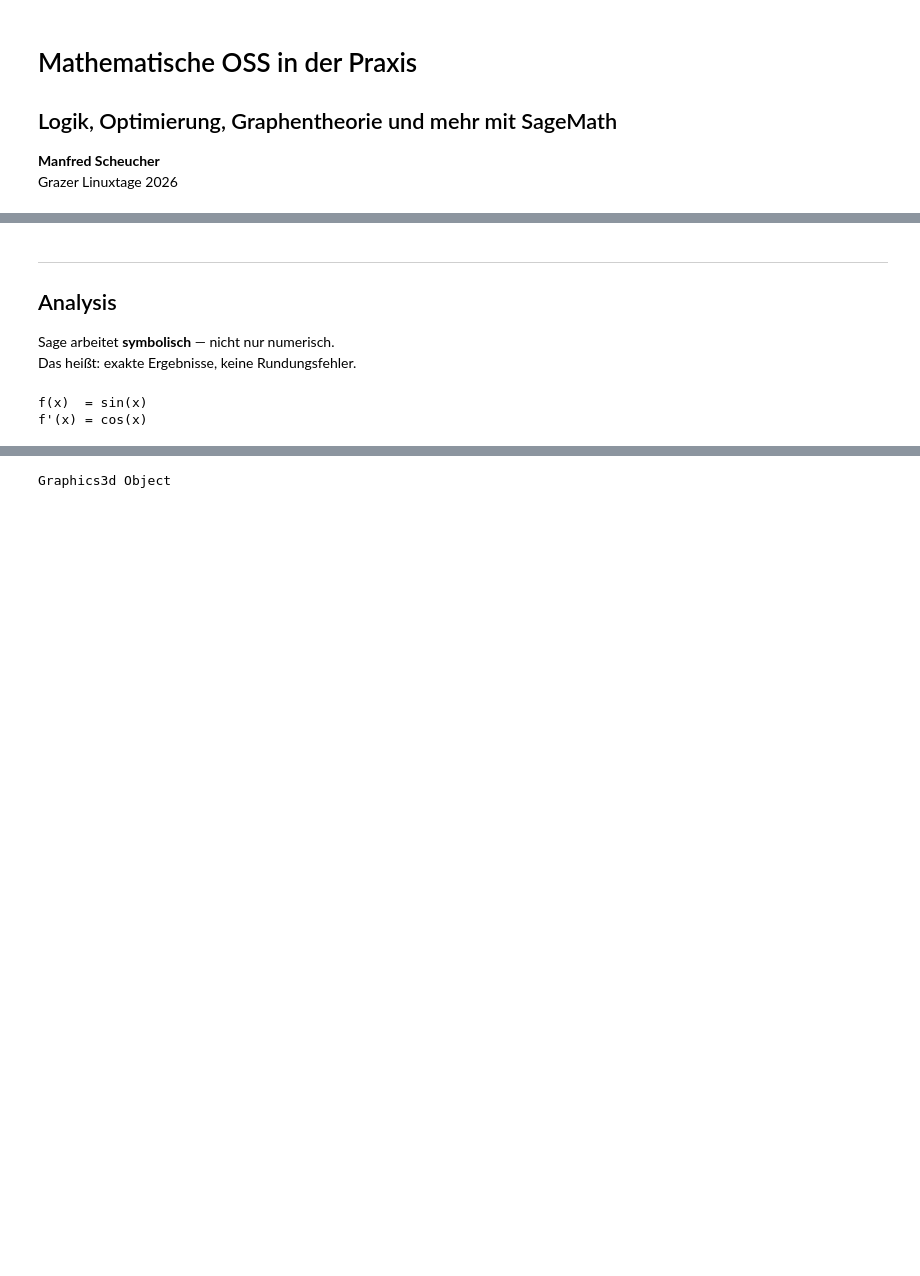
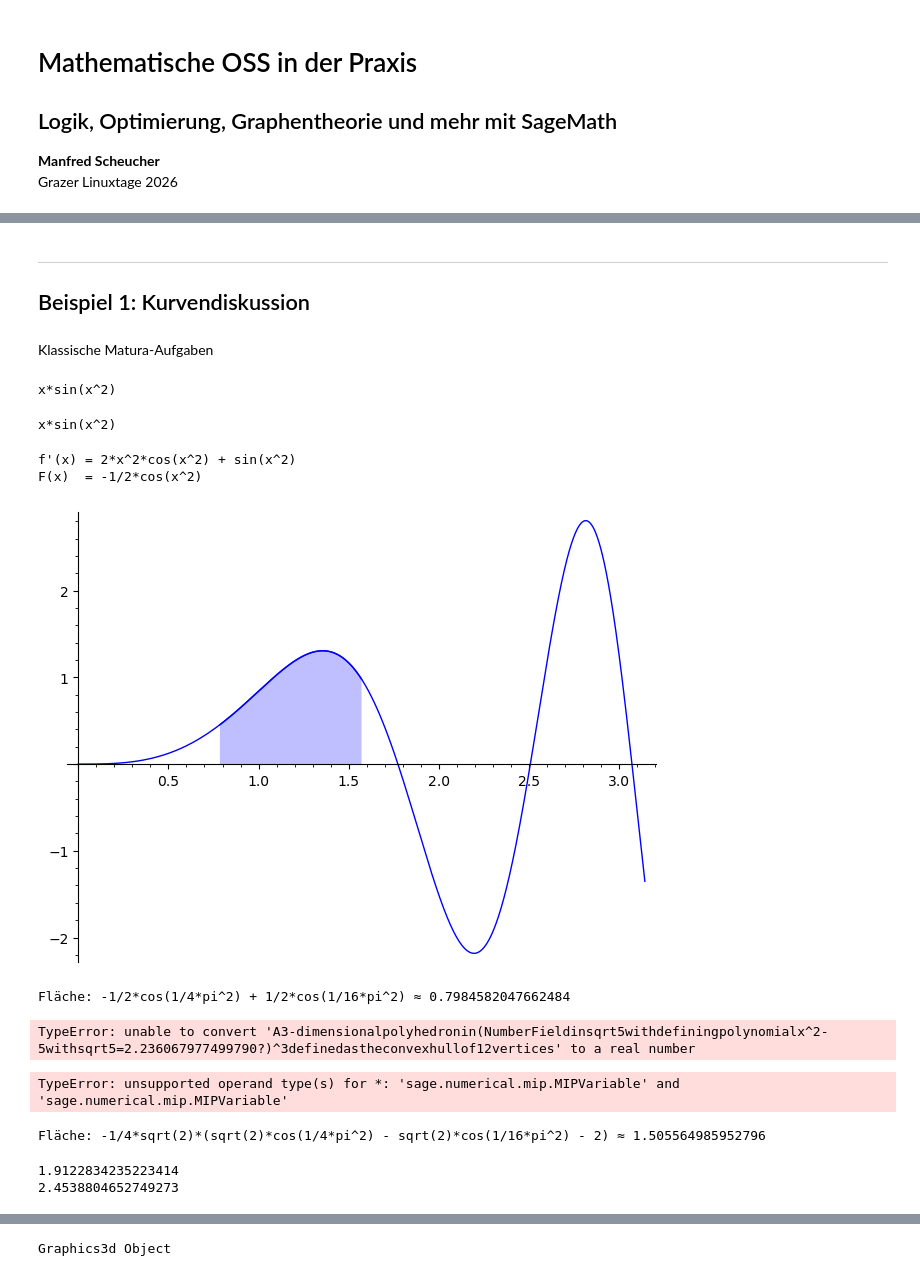
Before and after one commit to manfredscheucher/talk-glt26, a Jupyter notebook: talk.ipynb, the cells around one changed output, grey strips where cells are left out. Cells and saved outputs as stored; diff of their text form; code cells hidden in the pictures; blank space fills up the shorter version.

```diff
--- a/talk.ipynb
+++ b/talk.ipynb
@@ -27,17 +74,13 @@ Sage kann oft zwischen verschiedenen Implementierungen/Backends wählen.
 # %% [markdown]
 ---
-## Analysis
-
-Sage arbeitet **symbolisch** — nicht nur numerisch.
-Das heißt: exakte Ergebnisse, keine Rundungsfehler.
+## Beispiel 1: Kurvendiskussion
+# %% [markdown]
+Klassische Matura-Aufgaben
 # %%
 x = var('x')
-f = sin(x)
-
-# Symbolische Ableitung
-df = f.diff(x)
-print("f(x)  =", f)
-print("f'(x) =", df)
+f = x*sin(x*x)
+print(f) # Textuelle Ausgabe
+f.show() # Formatierte Ausgabe
 # %% [output]
-f(x)  = sin(x)
-f'(x) = cos(x)
+x*sin(x^2)
+x*sin(x^2)
@@ -44,4 +89,19 @@ f'(x) = cos(x)
+# %%
+print("f'(x) =", f.diff()) # Symbolische Ableitung
+print("F(x)  =", f.integrate(x)) # Stammfunktion
+# %% [output]
+f'(x) = 2*x^2*cos(x^2) + sin(x^2)
+F(x)  = -1/2*cos(x^2)
+# %%
+# Plot: Fläche unter Kurve
+p  = plot(f, (x, 0, pi))
+p += plot(f, (x, pi/4, pi/2), fill=True, fillcolor="blue", fillalpha=0.25)
+p.show()
+# %% [output]
+[figure, added]
 # %%
-# Symbolisches Integral
-I = integrate(f, x, 0, pi/2)
-print("∫ sin(x) dx von 0 bis π/2 =", I)
+# Flächenbestimmung
+I = integrate(f, x, pi/4, pi/2)
+print(f"Fläche: {I} ≈ {float(I)}") # Rechnung symbolisch, Ergebnis numerisch umwandeln
+# %% [output]
+Fläche: -1/2*cos(1/4*pi^2) + 1/2*cos(1/16*pi^2) ≈ 0.7984582047662484
@@ -54,2 +108,34 @@ p.show()
+# %%
+# beliebige Präzision (Anzahl Bits)
+for prec in [30,100,300,1000]:
+    R = RealField(prec)
+    print(f"{prec} -> {R(I)}")
+# %% [output]
+TypeError: unable to convert 'A3-dimensionalpolyhedronin(NumberFieldinsqrt5withdefiningpolynomialx^2-5withsqrt5=2.236067977499790?)^3definedastheconvexhullof12vertices' to a real number
+# %%
+# Plot: Fläche zwischen Kurven
+f = x*sin(x*x)
+g = -sin(x)
+
+p  = plot(f, (x, 0, pi), color='blue')
+p += plot(f, (x, pi/4, pi/2), color='blue', fill=True, fillcolor='blue', fillalpha=0.25)
+
+p += plot(g, (x, 0, pi), color='red')
+p += plot(g, (x, pi/4, pi/2), color='red', fill=True, fillcolor='red', fillalpha=0.25)
+p.show()
+# %% [output]
+TypeError: unsupported operand type(s) for *: 'sage.numerical.mip.MIPVariable' and 'sage.numerical.mip.MIPVariable'
+# %%
+# Symbolische Flächenbestimmung
+I = integrate(f-g, x, pi/4, pi/2)
+print(f"Fläche: {I} ≈ {float(I)}")
+# %% [output]
+Fläche: -1/4*sqrt(2)*(sqrt(2)*cos(1/4*pi^2) - sqrt(2)*cos(1/16*pi^2) - 2) ≈ 1.505564985952796
+# %%
+print((f-g).find_root(1,2)) # Numerische Suche nach Nullstelle in Interval, nur bedingt symbolisch möglich
+print((f-g).find_root(2,3))
+# %% [output]
+1.9122834235223414
+2.4538804652749273
 # %% [markdown]
 ---
```
Also changed, not shown: parts of 28 cells of this notebook.
